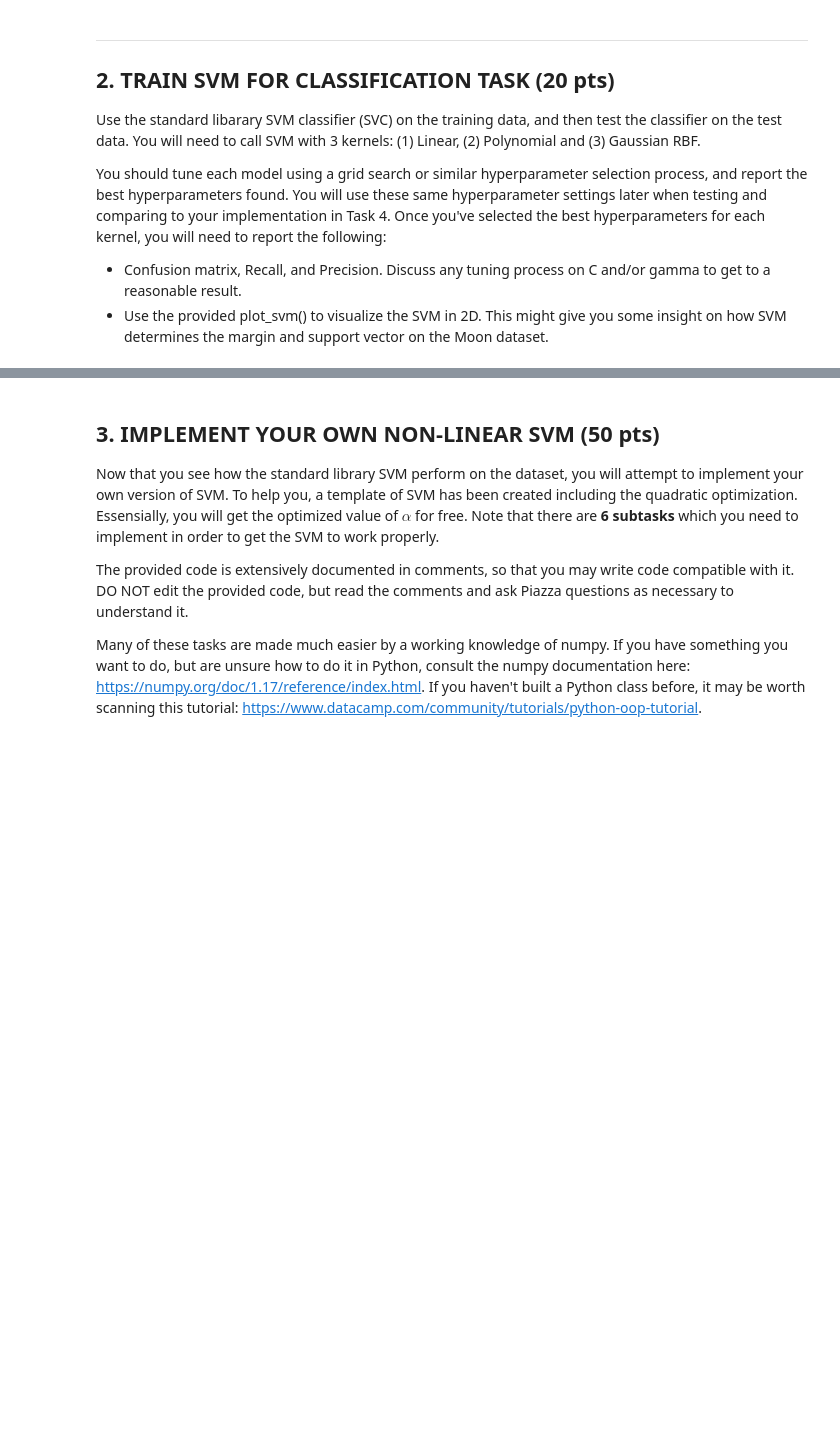
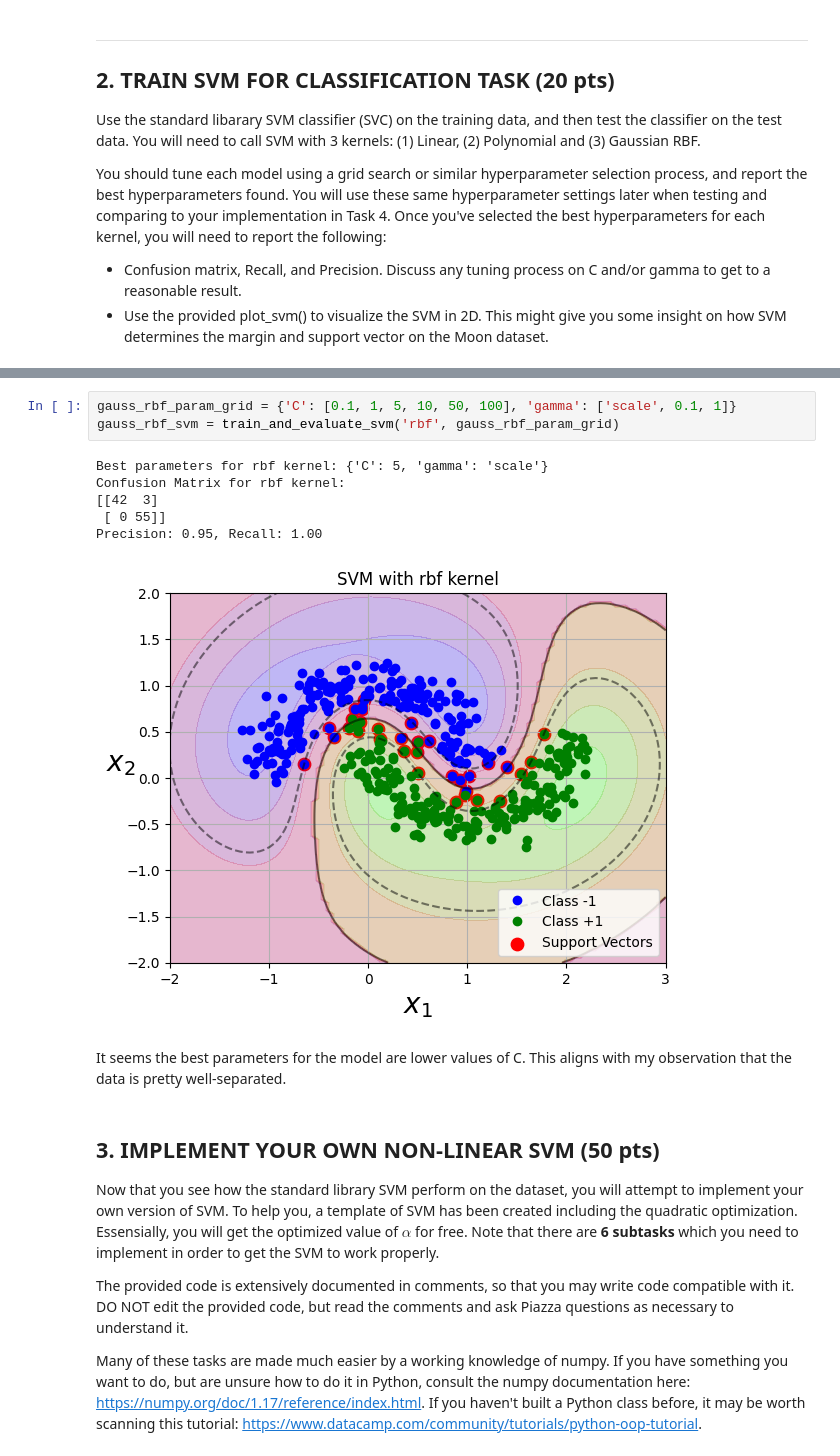
Before and after one commit to cwang12197/cs_4774_ml, a Jupyter notebook: Assignment_3_SVM_for_Non_linear_Classification.ipynb, the cells around one changed output, grey strips where cells are left out. Cells and saved outputs as stored; diff of their text form; blank space fills up the shorter version.

```diff
--- a/Assignment_3_SVM_for_Non_linear_Classification.ipynb
+++ b/Assignment_3_SVM_for_Non_linear_Classification.ipynb
@@ -82,3 +138,15 @@ from sklearn.svm import SVC
+# %%
+gauss_rbf_param_grid = {'C': [0.1, 1, 5, 10, 50, 100], 'gamma': ['scale', 0.1, 1]}
+gauss_rbf_svm = train_and_evaluate_svm('rbf', gauss_rbf_param_grid)
+# %% [output]
+Best parameters for rbf kernel: {'C': 5, 'gamma': 'scale'}
+Confusion Matrix for rbf kernel:
+[[42  3]
+ [ 0 55]]
+Precision: 0.95, Recall: 1.00
+[figure, added]
+# %% [markdown]
+It seems the best parameters for the model are lower values of C. This aligns with my observation that the data is pretty well-separated.
 # %% [markdown]
 ## 3. IMPLEMENT YOUR OWN NON-LINEAR SVM (50 pts)
 Now that you see how the standard library SVM perform on the dataset, you will attempt to implement your own version of SVM. To help you, a template of SVM has been created including the quadratic optimization. Essensially, you will get the optimized value of $\alpha$ for free. Note that there are **6 subtasks** which you need to implement in order to get the SVM to work properly.
```
Also changed, not shown: parts of 14 cells of this notebook, 2 other files.
